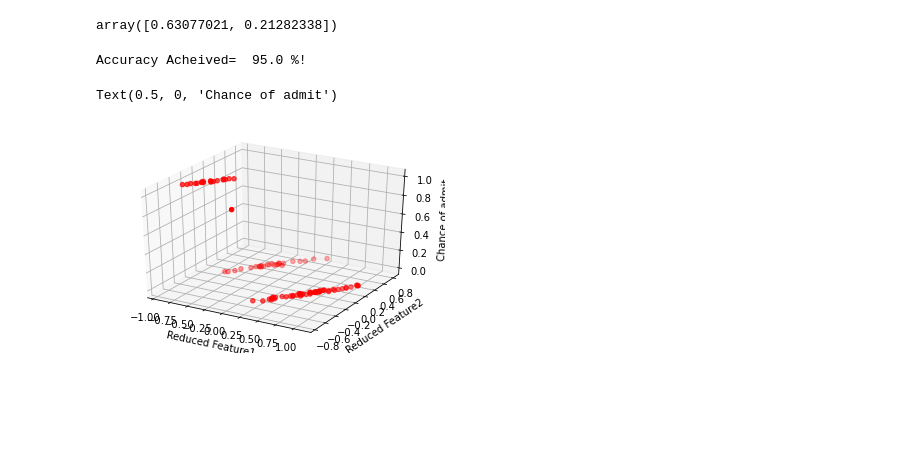
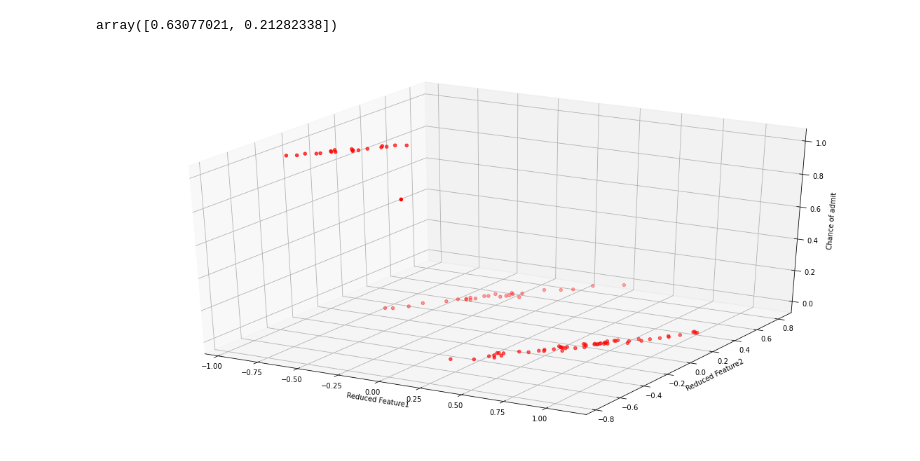
Before and after one commit to amogh2004/Automated-Admission-Prediction, a Jupyter notebook: RFR-PCA2.ipynb, the cells around one changed output. Drawn from its saved outputs; the diff is of its cells as text; code cells hidden in the pictures; blank space fills up the shorter version.

```diff
--- a/RFR-PCA2.ipynb
+++ b/RFR-PCA2.ipynb
@@ -72,16 +72,12 @@ array([0.63077021, 0.21282338])
 rf = RandomForestClassifier()
 rf.fit(x_train, cy_train)
 score = accuracy_score(cy_test, rf.predict(x_test))
-print("Accuracy Acheived= ", score*100,"%!")
-# %% [output]
-Accuracy Acheived=  95.0 %!
 # %%
-ax = plt.figure().add_subplot(projection = '3d')
-ax.scatter3D(x_test[:,0],x_test[:,1],cy_test,c = 'red')
-#ax.plot3D(x_test[:,0],x_test[:,1],rf.predict(x_test),c = 'blue')
+ax = plt.figure(figsize=(20,10)).add_subplot(projection = '3d')
 ax.set_xlabel('Reduced Feature1')
 ax.set_ylabel('Reduced Feature2')
 ax.set_zlabel('Chance of admit')
+#ax.plot3D(x_test[:,0],x_test[:,1],rf.predict(x_test),c = 'blue');
+ax.scatter3D(x_test[:,0],x_test[:,1],cy_test,c = 'red');
 # %% [output]
-Text(0.5, 0, 'Chance of admit')
-[figure, old version]
+[figure, new version]
```
Also changed, not shown: parts of 4 cells of this notebook, 3 other files.
